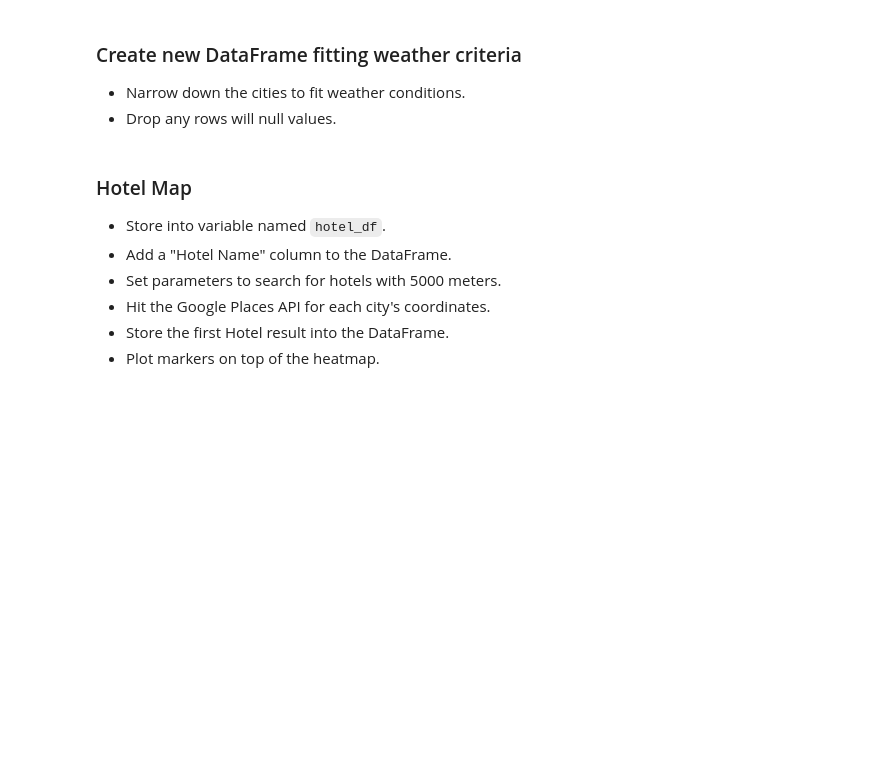
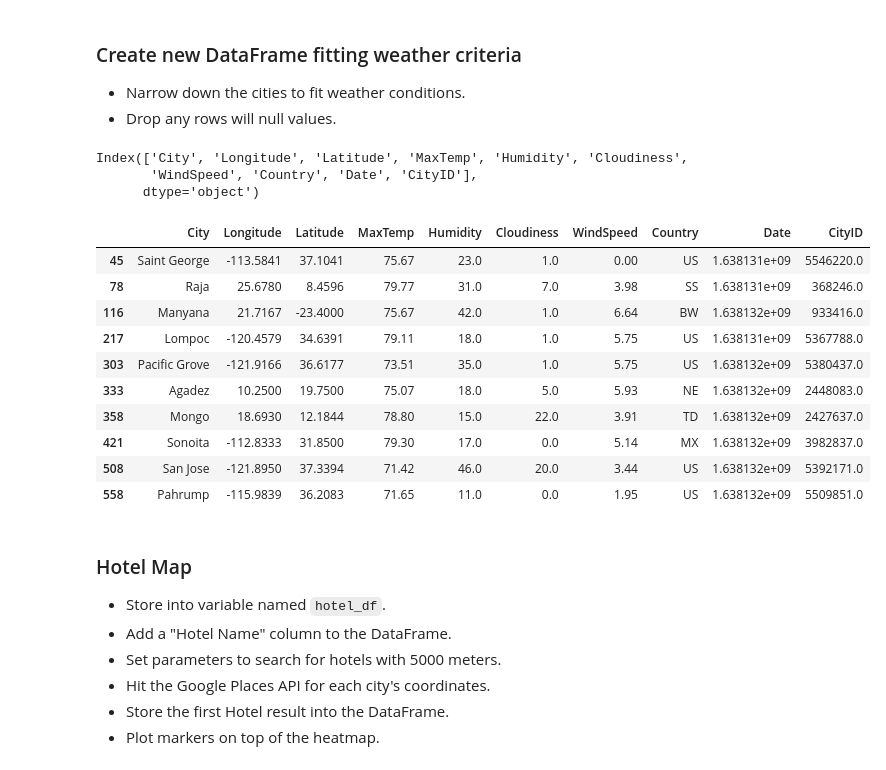
Before and after one commit to hamcha555/python-api-challenge, a Jupyter notebook: VacationPy/VacationPy.ipynb, the cells around one changed output. Cells and saved outputs as stored; diff of their text form; code cells hidden in the pictures; blank space fills up the shorter version.

```diff
--- a/VacationPy/VacationPy.ipynb
+++ b/VacationPy/VacationPy.ipynb
@@ -20,3 +24,9 @@ from api_keys import g_key
 # %% [markdown]
 ### Store Part I results into DataFrame
 * Load the csv exported in Part I to a DataFrame
+# %%
+city_path="../WeatherPy/output_data/cities.csv"
+city_df = pd.read_csv(city_path)
+# %%
+labels = ["Unnamed: 0", "index"]
+city_df.drop(columns = labels, inplace=True)
@@ -29,6 +78,30 @@ from api_keys import g_key
 ### Create new DataFrame fitting weather criteria
 * Narrow down the cities to fit weather conditions.
 * Drop any rows will null values.
+# %%
+city_df.keys()
+# %% [output]
+Index(['City', 'Longitude', 'Latitude', 'MaxTemp', 'Humidity', 'Cloudiness',
+       'WindSpeed', 'Country', 'Date', 'CityID'],
+      dtype='object')
+# %%
+# # Filter for cities with 70 > MaxTemp < 80, Humidity < 50. Windspeed < 8 , Cloudiness < 50
+vaca_df = city_df[(city_df['MaxTemp'] < 80) & (city_df['MaxTemp'] > 70) & (city_df['Humidity'] < 50)
+                  & (city_df["WindSpeed"] < 8) & (city_df["Cloudiness"] < 50)]
+# %%
+vaca_df
+# %% [output]
+|  | City | Longitude | Latitude | MaxTemp | Humidity | Cloudiness | WindSpeed | Country | Date | CityID |
+| 45 | Saint George | -113.5841 | 37.1041 | 75.67 | 23.0 | 1.0 | 0.00 | US | 1.638131e+09 | 5546220.0 |
+| 78 | Raja | 25.6780 | 8.4596 | 79.77 | 31.0 | 7.0 | 3.98 | SS | 1.638131e+09 | 368246.0 |
+| 116 | Manyana | 21.7167 | -23.4000 | 75.67 | 42.0 | 1.0 | 6.64 | BW | 1.638132e+09 | 933416.0 |
+| 217 | Lompoc | -120.4579 | 34.6391 | 79.11 | 18.0 | 1.0 | 5.75 | US | 1.638131e+09 | 5367788.0 |
+| 303 | Pacific Grove | -121.9166 | 36.6177 | 73.51 | 35.0 | 1.0 | 5.75 | US | 1.638132e+09 | 5380437.0 |
+| 333 | Agadez | 10.2500 | 19.7500 | 75.07 | 18.0 | 5.0 | 5.93 | NE | 1.638132e+09 | 2448083.0 |
+| 358 | Mongo | 18.6930 | 12.1844 | 78.80 | 15.0 | 22.0 | 3.91 | TD | 1.638132e+09 | 2427637.0 |
+| 421 | Sonoita | -112.8333 | 31.8500 | 79.30 | 17.0 | 0.0 | 5.14 | MX | 1.638132e+09 | 3982837.0 |
+| 508 | San Jose | -121.8950 | 37.3394 | 71.42 | 46.0 | 20.0 | 3.44 | US | 1.638132e+09 | 5392171.0 |
+| 558 | Pahrump | -115.9839 | 36.2083 | 71.65 | 11.0 | 0.0 | 1.95 | US | 1.638132e+09 | 5509851.0 |
 # %% [markdown]
 ### Hotel Map
 * Store into variable named `hotel_df`.
```
Also changed, not shown: parts of 17 cells of this notebook, 4 other files.
